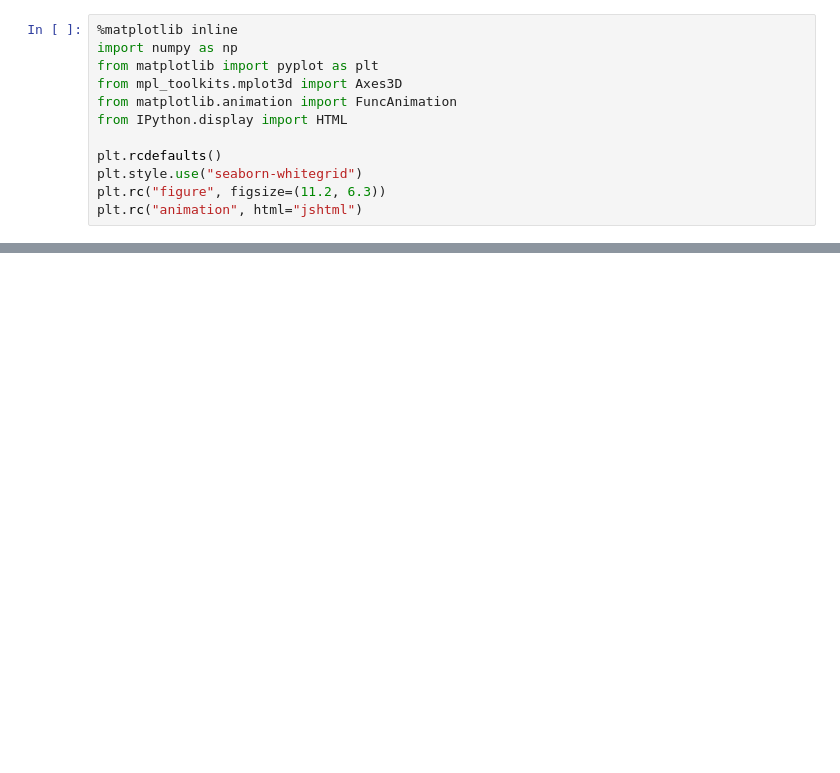
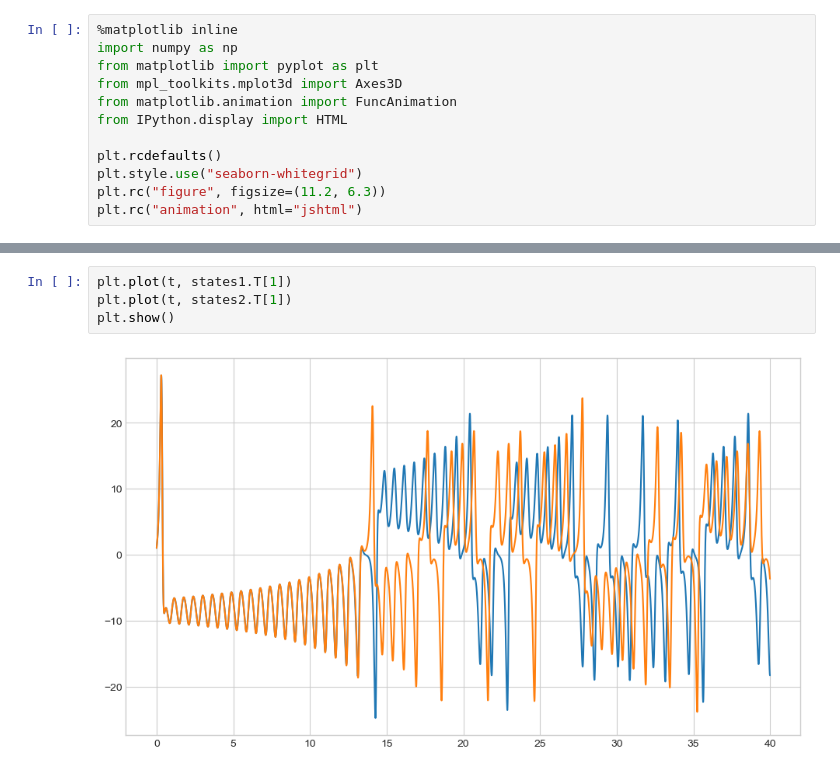
Before and after one commit to maxstollmayer/Lorenz-System-Project, a Jupyter notebook: Lorenz System Animation.ipynb, the cells around one changed output, grey strips where cells are left out. Drawn from its saved outputs; the diff is of its cells as text; blank space fills up the shorter version.

```diff
--- a/Lorenz System Animation.ipynb
+++ b/Lorenz System Animation.ipynb
@@ -207,0 +260,6 @@ LS.plot(state1, state2, state3, h=h, N=N, parametric=False)
+# %%
+plt.plot(t, states1.T[1])
+plt.plot(t, states2.T[1])
+plt.show()
+# %% [output]
+[figure, added]
```
Also changed, not shown: parts of 5 cells of this notebook.
